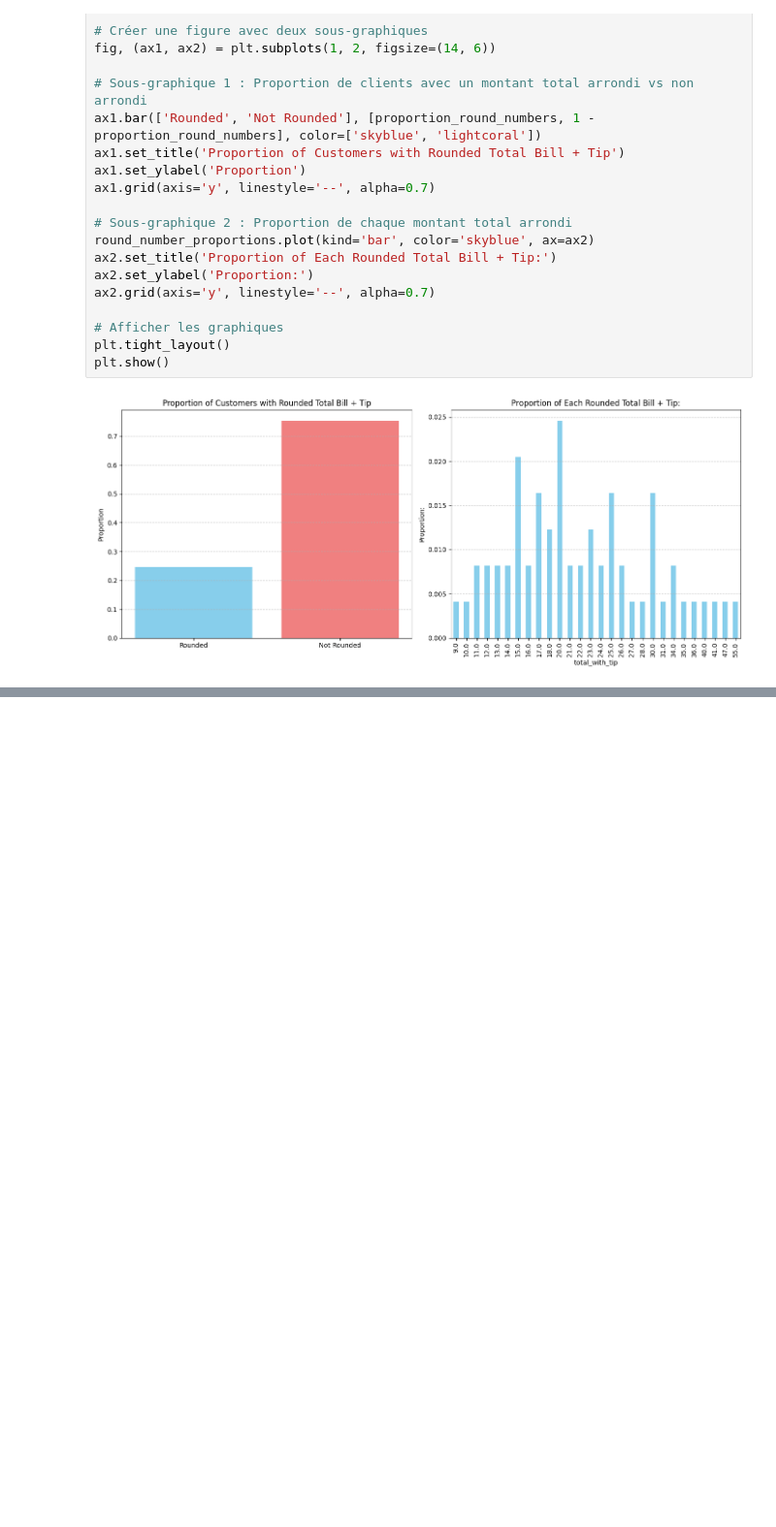
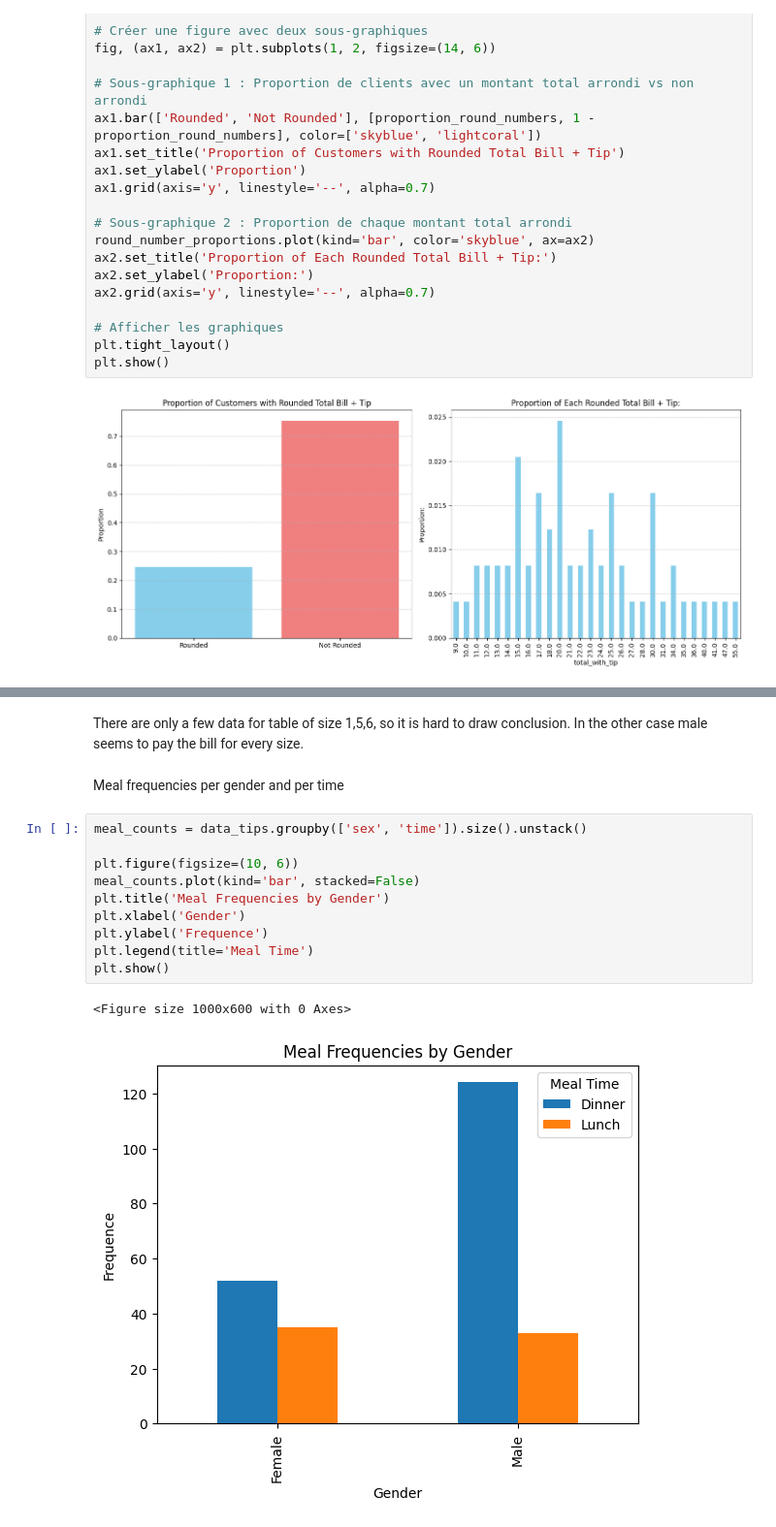
Before and after one commit to gabvyl/data-tips, a Jupyter notebook: TP_Tips.ipynb, the cells around one changed output, grey strips where cells are left out. Shown at 97% size. Drawn from its saved outputs; the diff is of its cells as text; blank space fills up the shorter version.

```diff
--- a/TP_Tips.ipynb
+++ b/TP_Tips.ipynb
@@ -1156,0 +1171,17 @@ plt.show()
+# %% [markdown]
+There are only a few data for table of size 1,5,6, so it is hard to draw conclusion. In the other case male seems to pay the bill for every size.
+# %% [markdown]
+Meal frequencies per gender and per time
+# %%
+meal_counts = data_tips.groupby(['sex', 'time']).size().unstack()
+
+plt.figure(figsize=(10, 6))
+meal_counts.plot(kind='bar', stacked=False)
+plt.title('Meal Frequencies by Gender')
+plt.xlabel('Gender')
+plt.ylabel('Frequence')
+plt.legend(title='Meal Time')
+plt.show()
+# %% [output]
+<Figure size 1000x600 with 0 Axes>
+[figure, added]
```
Also changed, not shown: parts of 10 cells of this notebook.
